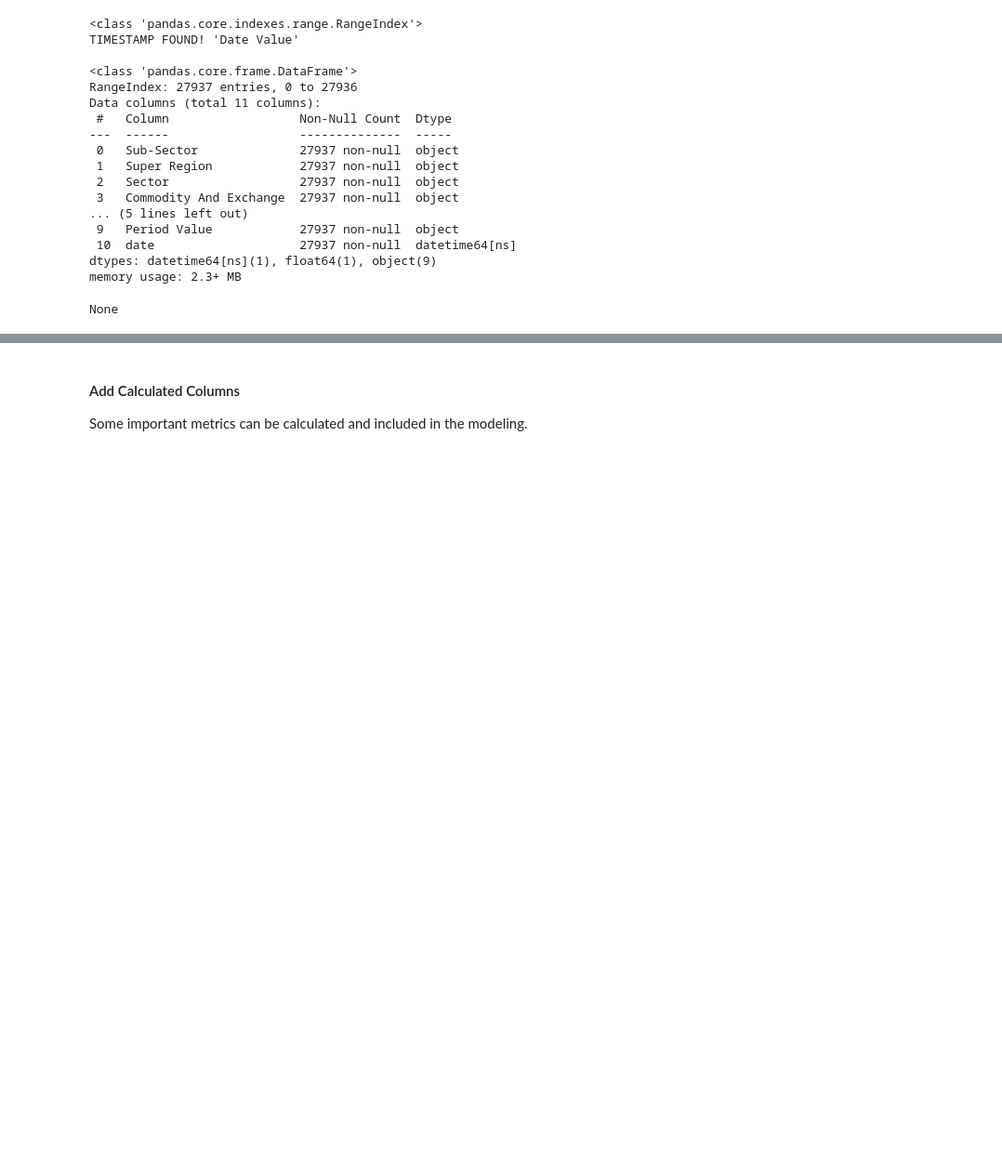
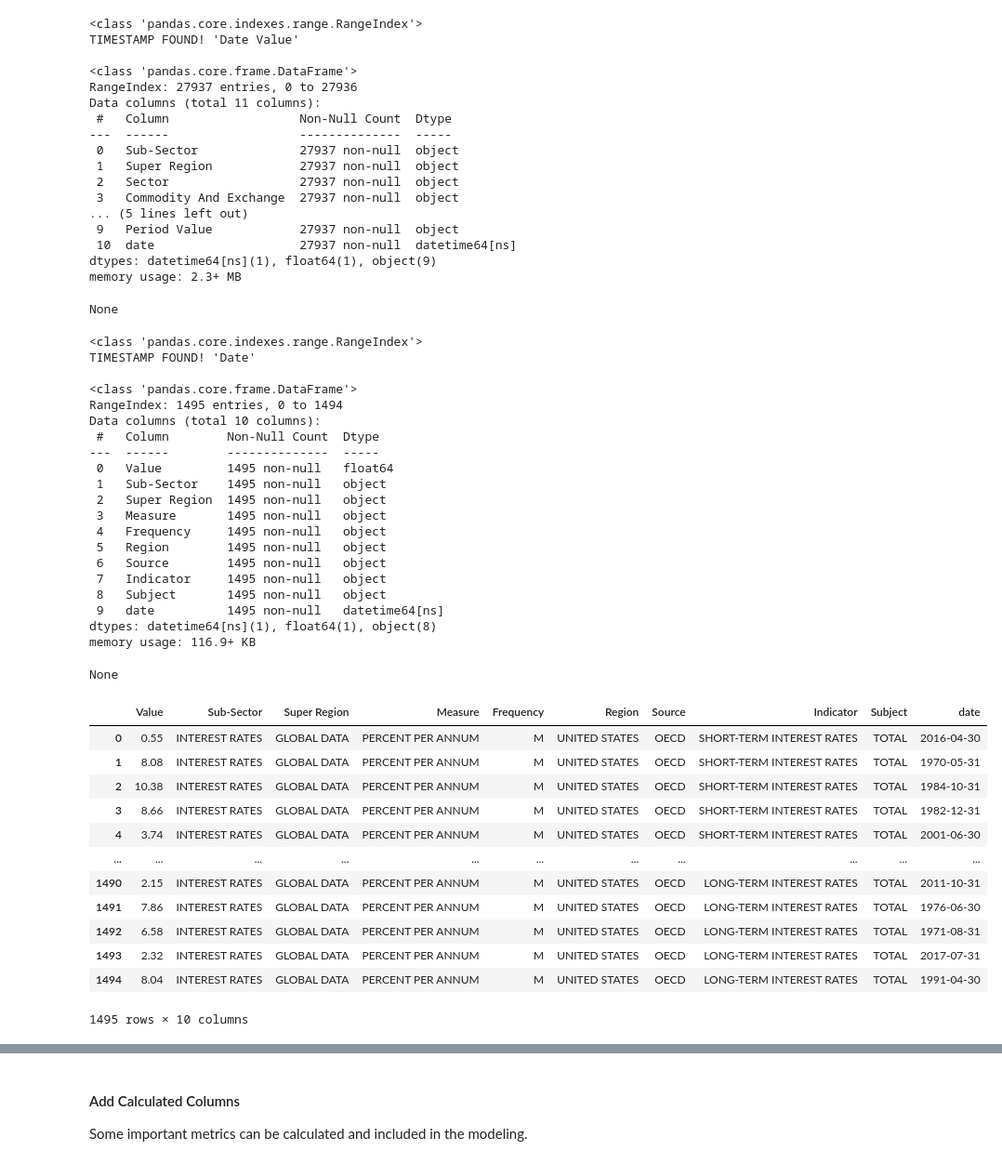
Before and after one commit to griffinwt/Hackathon_March2021, a Jupyter notebook: code/EDA-Brandon/Commodity-Prices.ipynb, the cells around one changed output, grey strips where cells are left out. Shown at 93% size. Cells and saved outputs as stored; diff of their text form; code cells hidden in the pictures; blank space fills up the shorter version.

```diff
--- a/code/EDA-Brandon/Commodity-Prices.ipynb
+++ b/code/EDA-Brandon/Commodity-Prices.ipynb
@@ -179,3 +179,44 @@ Data columns (total 11 columns):
 dtypes: datetime64[ns](1), float64(1), object(9)
 memory usage: 2.3+ MB
 None
+# %%
+# Load Target-Features MINUS Mobility
+fpath = '../../data/Financial_Market/'
+fname = 'OECD_interest_rates_updated.xlsx'
+OECD_int = LOAD_DATA(filepath = fpath, filename = fname)
+OECD_int
+# %% [output]
+<class 'pandas.core.indexes.range.RangeIndex'>
+TIMESTAMP FOUND! 'Date'
+
+<class 'pandas.core.frame.DataFrame'>
+RangeIndex: 1495 entries, 0 to 1494
+Data columns (total 10 columns):
+ #   Column        Non-Null Count  Dtype
+---  ------        --------------  -----
+ 0   Value         1495 non-null   float64
+ 1   Sub-Sector    1495 non-null   object
+ 2   Super Region  1495 non-null   object
+ 3   Measure       1495 non-null   object
+ 4   Frequency     1495 non-null   object
+ 5   Region        1495 non-null   object
+ 6   Source        1495 non-null   object
+ 7   Indicator     1495 non-null   object
+ 8   Subject       1495 non-null   object
+ 9   date          1495 non-null   datetime64[ns]
+dtypes: datetime64[ns](1), float64(1), object(8)
+memory usage: 116.9+ KB
+None
+|  | Value | Sub-Sector | Super Region | Measure | Frequency | Region | Source | Indicator | Subject | date |
+| 0 | 0.55 | INTEREST RATES | GLOBAL DATA | PERCENT PER ANNUM | M | UNITED STATES | OECD | SHORT-TERM INTEREST RATES | TOTAL | 2016-04-30 |
+| 1 | 8.08 | INTEREST RATES | GLOBAL DATA | PERCENT PER ANNUM | M | UNITED STATES | OECD | SHORT-TERM INTEREST RATES | TOTAL | 1970-05-31 |
+| 2 | 10.38 | INTEREST RATES | GLOBAL DATA | PERCENT PER ANNUM | M | UNITED STATES | OECD | SHORT-TERM INTEREST RATES | TOTAL | 1984-10-31 |
+| 3 | 8.66 | INTEREST RATES | GLOBAL DATA | PERCENT PER ANNUM | M | UNITED STATES | OECD | SHORT-TERM INTEREST RATES | TOTAL | 1982-12-31 |
+| 4 | 3.74 | INTEREST RATES | GLOBAL DATA | PERCENT PER ANNUM | M | UNITED STATES | OECD | SHORT-TERM INTEREST RATES | TOTAL | 2001-06-30 |
+| ... | ... | ... | ... | ... | ... | ... | ... | ... | ... | ... |
+| 1490 | 2.15 | INTEREST RATES | GLOBAL DATA | PERCENT PER ANNUM | M | UNITED STATES | OECD | LONG-TERM INTEREST RATES | TOTAL | 2011-10-31 |
+| 1491 | 7.86 | INTEREST RATES | GLOBAL DATA | PERCENT PER ANNUM | M | UNITED STATES | OECD | LONG-TERM INTEREST RATES | TOTAL | 1976-06-30 |
+| 1492 | 6.58 | INTEREST RATES | GLOBAL DATA | PERCENT PER ANNUM | M | UNITED STATES | OECD | LONG-TERM INTEREST RATES | TOTAL | 1971-08-31 |
+| 1493 | 2.32 | INTEREST RATES | GLOBAL DATA | PERCENT PER ANNUM | M | UNITED STATES | OECD | LONG-TERM INTEREST RATES | TOTAL | 2017-07-31 |
+| 1494 | 8.04 | INTEREST RATES | GLOBAL DATA | PERCENT PER ANNUM | M | UNITED STATES | OECD | LONG-TERM INTEREST RATES | TOTAL | 1991-04-30 |
+1495 rows × 10 columns
```
Also changed, not shown: parts of 6 cells of this notebook, 5 other files.
